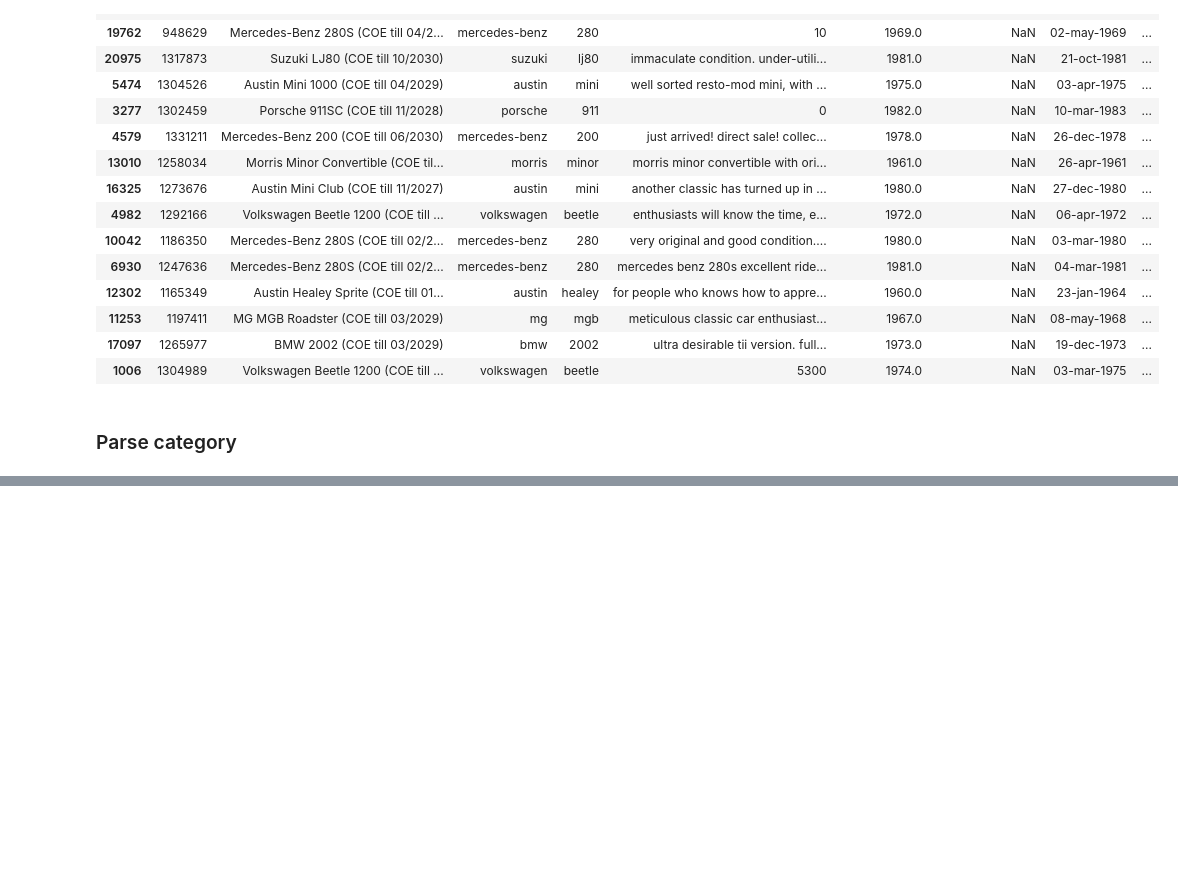
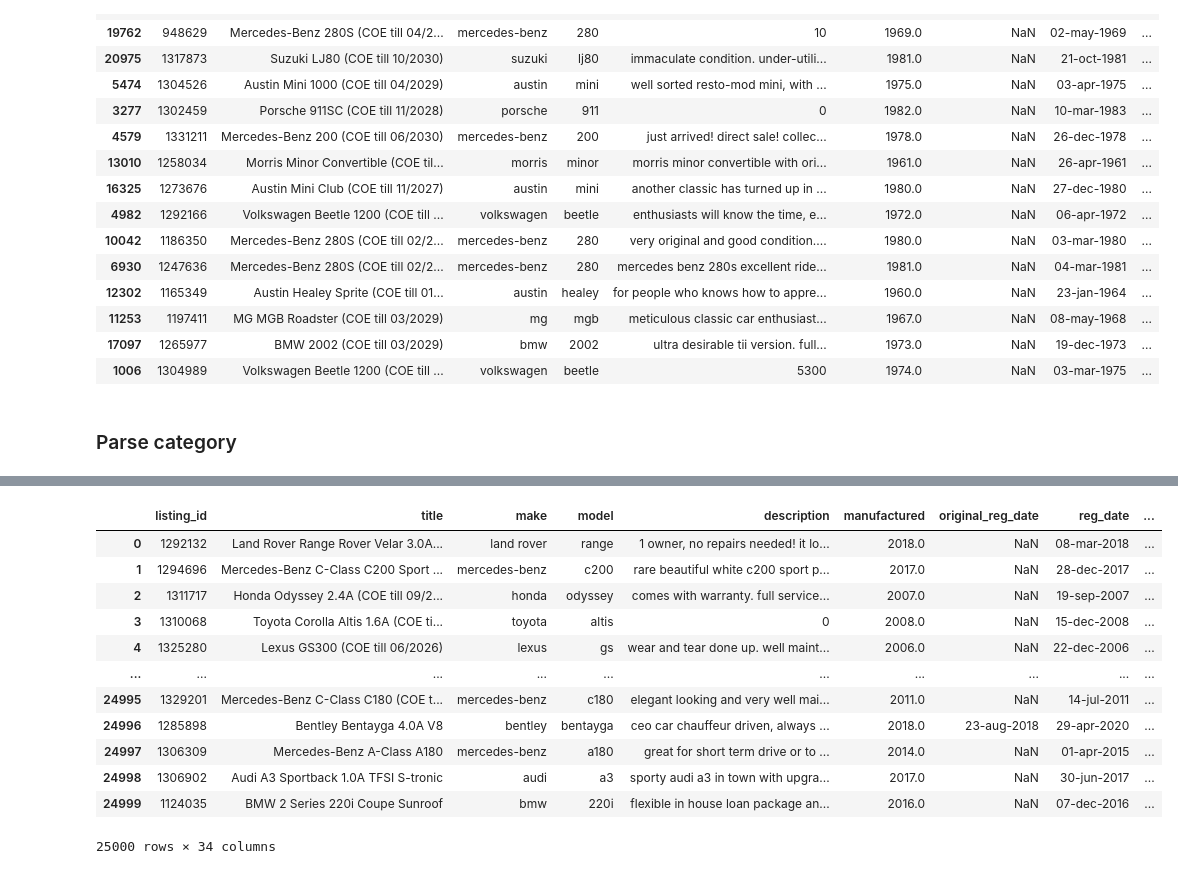
Before and after one commit to melloo21/CS5228_project, a Jupyter notebook: preprocessing.ipynb, the cells around one changed output, grey strips where cells are left out. Cells and saved outputs as stored; diff of their text form; code cells hidden in the pictures; blank space fills up the shorter version.

```diff
--- a/preprocessing.ipynb
+++ b/preprocessing.ipynb
@@ -144,0 +140,22 @@ train_df
+# %%
+%%time
+# orig_df['scrapped_emission_data'] = orig_df.apply(lambda x:get_emission_data(x['listing_id'], x['title']), axis=1)
+orig_df['scrapped_emission_data'] = None
+failed_idx = []
+# Iterate over each row with index
+for index, row in tqdm(orig_df.iterrows()):
+    # print(index, row)
+    try:
+        # Check if data is already scrapped to resume operation
+        if pd.isna(row['scrapped_emission_data']) or row['scrapped_emission_data'] is None:
+            # Apply the get_emission_data function and store in the DataFrame
+            orig_df.at[index, 'scrapped_emission_data'] = get_emission_data(row['listing_id'], row['title'])
+    except Exception as e:
+        print(e)
+        failed_idx.append(index)
+    # Save progress every few rows to a file
+    if index % 100 == 0:
+        orig_df.to_csv("progress.csv", index=False)
+
+# Save final progress after the loop completes
+orig_df.to_csv("final_scrapped_emission_data.csv", index=False)
@@ -144,0 +167,16 @@ train_df
+# %%
+orig_df
+# %% [output]
+|  | listing_id | title | make | model | description | manufactured | original_reg_date | reg_date | ... |
+| 0 | 1292132 | Land Rover Range Rover Velar 3.0A... | land rover | range | 1 owner, no repairs needed! it lo... | 2018.0 | NaN | 08-mar-2018 | ... |
+| 1 | 1294696 | Mercedes-Benz C-Class C200 Sport ... | mercedes-benz | c200 | rare beautiful white c200 sport p... | 2017.0 | NaN | 28-dec-2017 | ... |
+| 2 | 1311717 | Honda Odyssey 2.4A (COE till 09/2... | honda | odyssey | comes with warranty. full service... | 2007.0 | NaN | 19-sep-2007 | ... |
+| 3 | 1310068 | Toyota Corolla Altis 1.6A (COE ti... | toyota | altis | 0 | 2008.0 | NaN | 15-dec-2008 | ... |
+| 4 | 1325280 | Lexus GS300 (COE till 06/2026) | lexus | gs | wear and tear done up. well maint... | 2006.0 | NaN | 22-dec-2006 | ... |
+| ... | ... | ... | ... | ... | ... | ... | ... | ... | ... |
+| 24995 | 1329201 | Mercedes-Benz C-Class C180 (COE t... | mercedes-benz | c180 | elegant looking and very well mai... | 2011.0 | NaN | 14-jul-2011 | ... |
+| 24996 | 1285898 | Bentley Bentayga 4.0A V8 | bentley | bentayga | ceo car chauffeur driven, always ... | 2018.0 | 23-aug-2018 | 29-apr-2020 | ... |
+| 24997 | 1306309 | Mercedes-Benz A-Class A180 | mercedes-benz | a180 | great for short term drive or to ... | 2014.0 | NaN | 01-apr-2015 | ... |
+| 24998 | 1306902 | Audi A3 Sportback 1.0A TFSI S-tronic | audi | a3 | sporty audi a3 in town with upgra... | 2017.0 | NaN | 30-jun-2017 | ... |
+| 24999 | 1124035 | BMW 2 Series 220i Coupe Sunroof | bmw | 220i | flexible in house loan package an... | 2016.0 | NaN | 07-dec-2016 | ... |
+25000 rows × 34 columns
```
Also changed, not shown: parts of 5 cells of this notebook, 4 other files.
